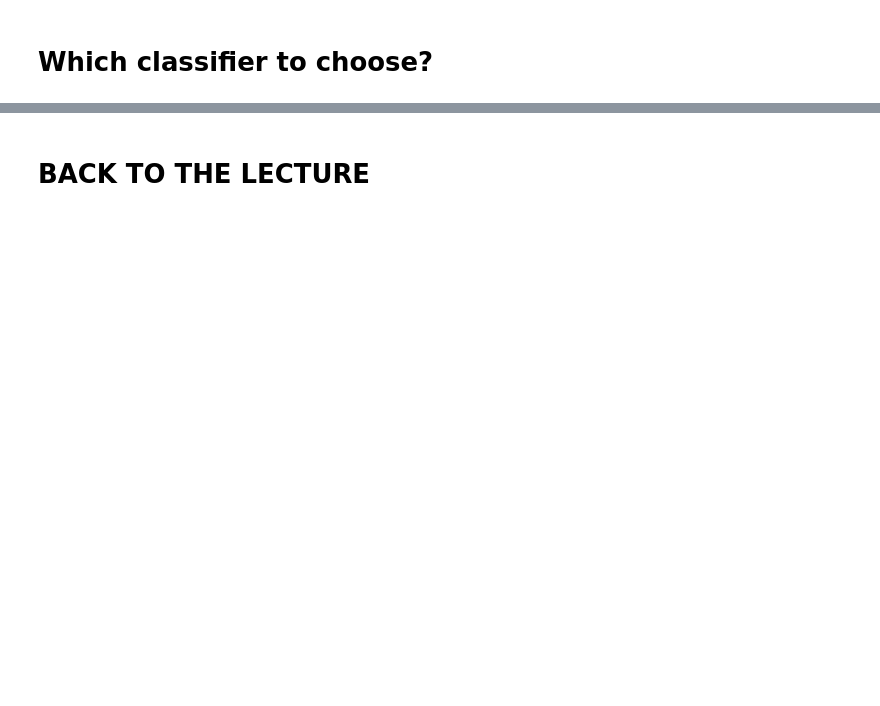
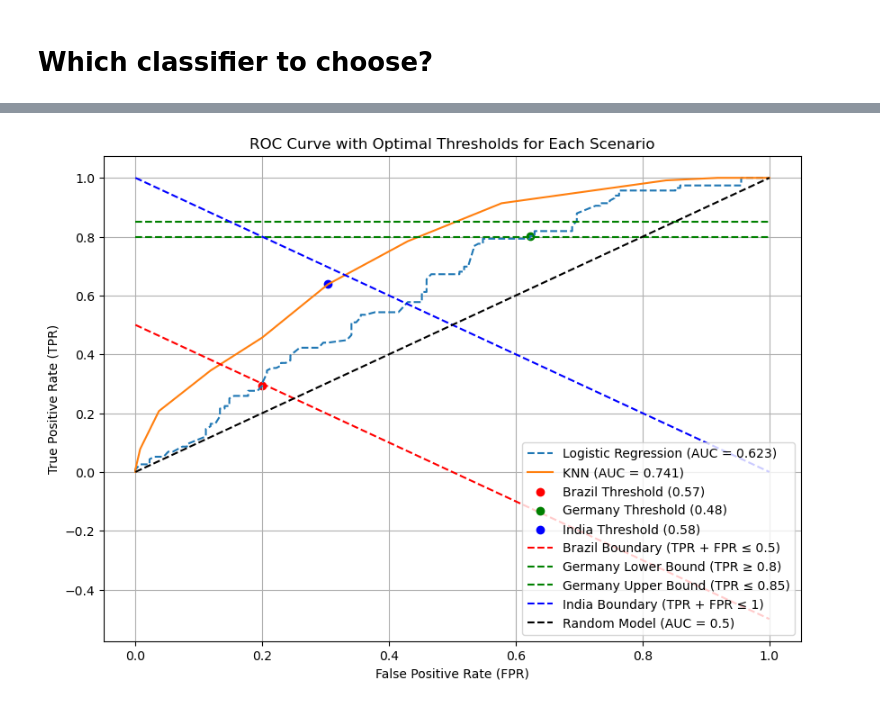
Before and after one commit to ealmiras/cs109x, a Jupyter notebook: Case-Study-covid19_scaffold.ipynb, the cells around one changed output, grey strips where cells are left out. Drawn from its saved outputs; the diff is of its cells as text; code cells hidden in the pictures; blank space fills up the shorter version.

```diff
--- a/Case-Study-covid19_scaffold.ipynb
+++ b/Case-Study-covid19_scaffold.ipynb
@@ -455,2 +352,68 @@ Each of the scenarios can be represented as a region governed by straight line(s
-# %% [markdown]
-# BACK TO THE LECTURE
+# %%
+# Compute predicted probabilities for both models
+logistic_probs = logreg.predict_proba(X_test)[:, 1]
+knn_probs = knn.predict_proba(X_test)[:, 1]
+
+# Compute ROC curve for different thresholds
+fpr_logistic, tpr_logistic, thresholds_logistic = roc_curve(y_test, logistic_probs)
+fpr_knn, tpr_knn, thresholds_knn = roc_curve(y_test, knn_probs)
+
+# Identify threshold points for each scenario
+
+# Brazil: Find the threshold where TPR + FPR <= 0.5
+x_brazil = np.linspace(0, 1, 100)
+y_brazil = 0.5 - x_brazil
+brazil_index = np.where((tpr_logistic + fpr_logistic) <= 0.5)[0][-1]
+brazil_threshold = thresholds_logistic[brazil_index]
+
+# Germany: Find the threshold where 0.8 <= TPR <= 0.85
+x_germany = np.linspace(0, 1, 100)
+y_germany_lower = np.full_like(x_germany, 0.8)
+y_germany_upper = np.full_like(x_germany, 0.85)
+germany_index = np.where((tpr_logistic >= 0.8) & (tpr_logistic <= 0.85))[0][0]
+germany_threshold = thresholds_logistic[germany_index]
+
+# India: Find the threshold where TPR + FPR <= 1
+x_india = np.linspace(0, 1, 100)
+y_india = 1 - x_india
+india_index = np.where((tpr_knn + fpr_knn) <= 1)[0][-1]
+india_threshold = thresholds_knn[india_index]
+
+# Plot ROC Curves
+plt.figure(figsize=(10, 7))
+
+# Logistic Regression ROC curve
+plt.plot(fpr_logistic, tpr_logistic, label=f"Logistic Regression (AUC = {logreg_auc:.3f})", linestyle='--')
+
+# KNN ROC curve
+plt.plot(fpr_knn, tpr_knn, label=f"KNN (AUC = {knnreg_auc:.3f})", linestyle='-')
+
+# Brazil decision point
+plt.scatter(fpr_logistic[brazil_index], tpr_logistic[brazil_index], color='red', marker='o', label=f"Brazil Threshold ({brazil_threshold:.2f})")
+
+# Germany decision point
+plt.scatter(fpr_logistic[germany_index], tpr_logistic[germany_index], color='green', marker='o', label=f"Germany Threshold ({germany_threshold:.2f})")
+
+# India decision point
+plt.scatter(fpr_knn[india_index], tpr_knn[india_index], color='blue', marker='o', label=f"India Threshold ({india_threshold:.2f})")
+
+# Boundary lines
+plt.plot(x_brazil, y_brazil, 'r--', label="Brazil Boundary (TPR + FPR ≤ 0.5)")
+plt.plot(x_germany, y_germany_lower, 'g--', label="Germany Lower Bound (TPR ≥ 0.8)")
+plt.plot(x_germany, y_germany_upper, 'g--', label="Germany Upper Bound (TPR ≤ 0.85)")
+plt.plot(x_india, y_india, 'b--', label="India Boundary (TPR + FPR ≤ 1)")
+
+# Plot diagonal reference line
+plt.plot([0, 1], [0, 1], 'k--', label="Random Model (AUC = 0.5)")
+
+# Labels and title
+plt.xlabel("False Positive Rate (FPR)")
+plt.ylabel("True Positive Rate (TPR)")
+plt.title("ROC Curve with Optimal Thresholds for Each Scenario")
+plt.legend(loc="lower right")
+plt.grid()
+
+# Show plot
+plt.show()
+# %% [output]
+[figure, added]
```
Also changed, not shown: parts of 50 cells of this notebook.
